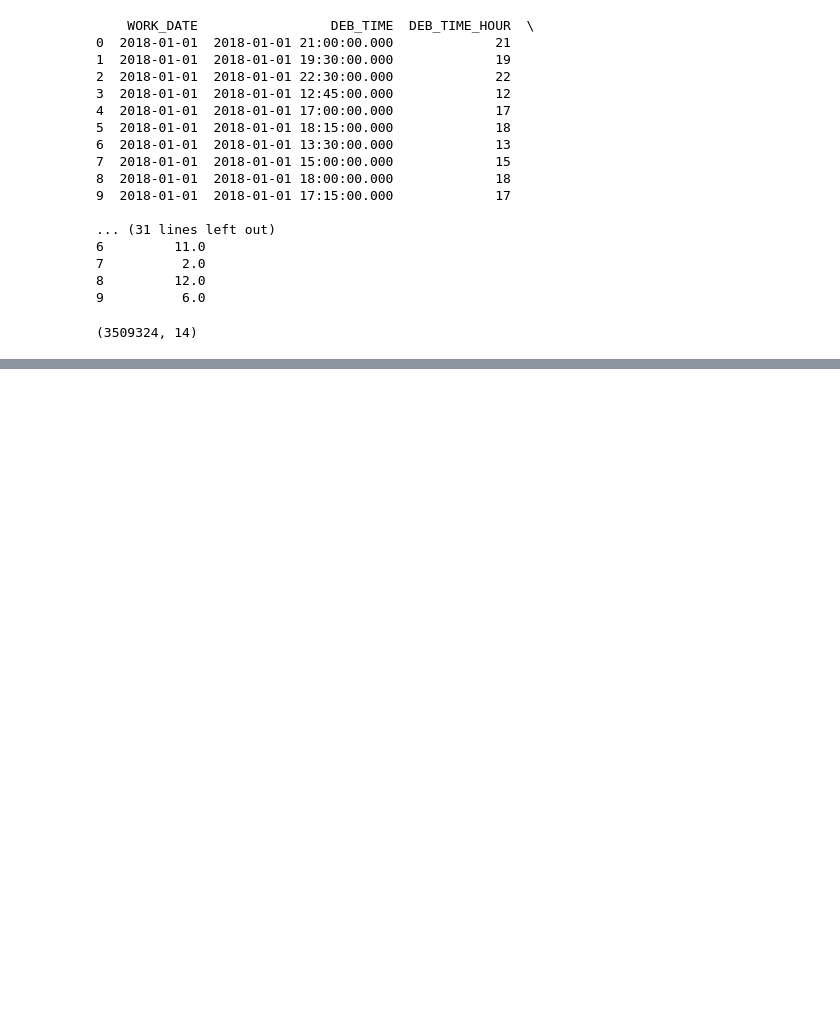
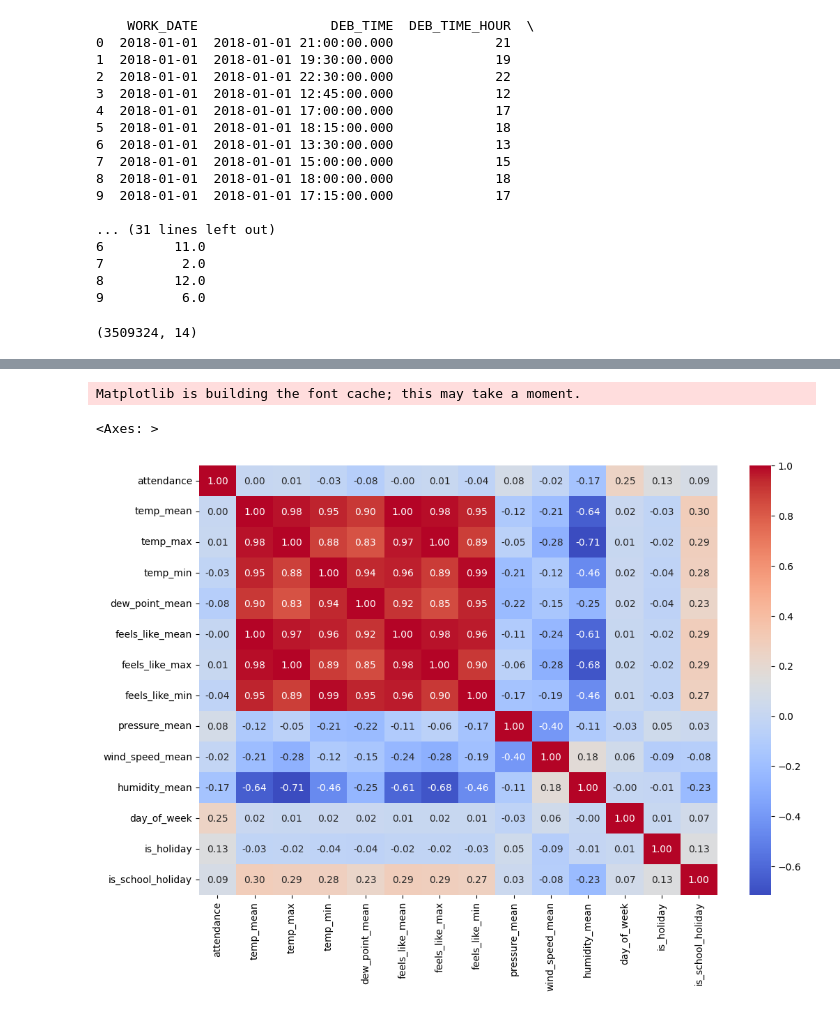
Before and after one commit to UGama/Park-Practice-, a Jupyter notebook: data_process.ipynb, the cells around one changed output, grey strips where cells are left out. Drawn from its saved outputs; the diff is of its cells as text; code cells hidden in the pictures; blank space fills up the shorter version.

```diff
--- a/data_process.ipynb
+++ b/data_process.ipynb
@@ -338,0 +536,4 @@ df_waittingtimes.shape
+# %%
+fdf_tivoli['day_of_week'] = fdf_tivoli['dt'].dt.dayofweek  # 0 = Monday, 6 = Sunday
+
+print(fdf_tivoli.head(10))
@@ -338,0 +558,6 @@ df_waittingtimes.shape
+# %%
+import holidays
+
+dk_holidays = holidays.Denmark(years=[2018, 2019, 2020, 2021, 2022])
+
+list(dk_holidays.items())[:10]
@@ -338,0 +575,5 @@ df_waittingtimes.shape
+# %%
+holiday_dates = list(dk_holidays.keys())
+fdf_tivoli['is_holiday'] = fdf_tivoli['dt'].dt.date.isin(holiday_dates)
+
+print(fdf_tivoli.head(10))
@@ -338,0 +662,7 @@ df_waittingtimes.shape
+# %%
+fdf_tivoli1 = fdf_tivoli.drop(['FACILITY_NAME', 'dt'], axis=1)
+
+fdf_tivoli1['is_holiday'] = fdf_tivoli1['is_holiday'].astype(int)
+fdf_tivoli1['is_school_holiday'] = fdf_tivoli1['is_school_holiday'].astype(int)
+
+print(fdf_tivoli1.head(10))
@@ -338,0 +721,10 @@ df_waittingtimes.shape
+# %%
+import seaborn as sns
+import matplotlib.pyplot as plt
+
+plt.figure(figsize=(12,8))
+sns.heatmap(fdf_tivoli1.corr(), annot=True, fmt=".2f", cmap="coolwarm")
+# %% [output]
+Matplotlib is building the font cache; this may take a moment.
+<Axes: >
+[figure, added]
```
Also changed, not shown: parts of 37 cells of this notebook.
